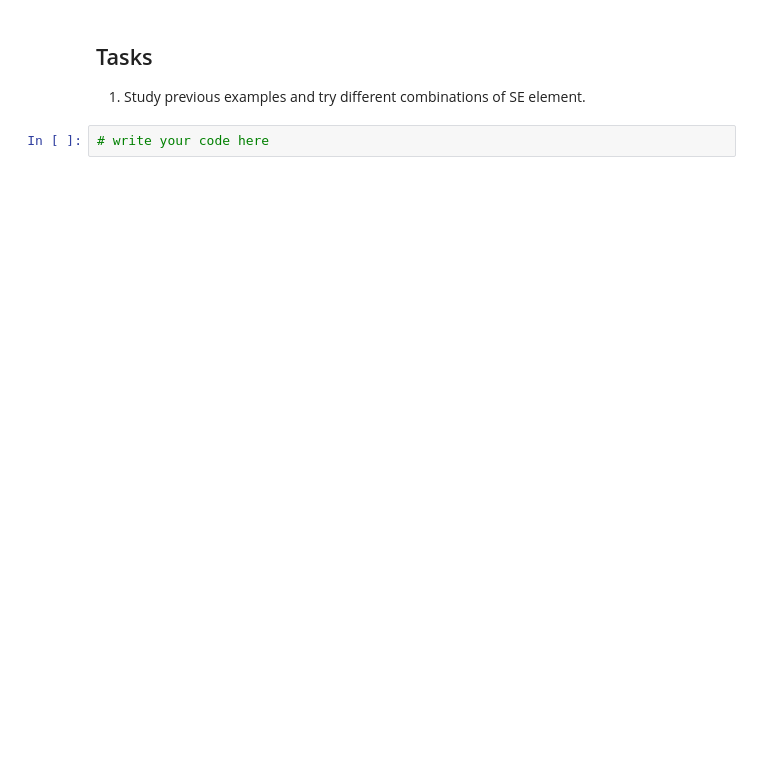
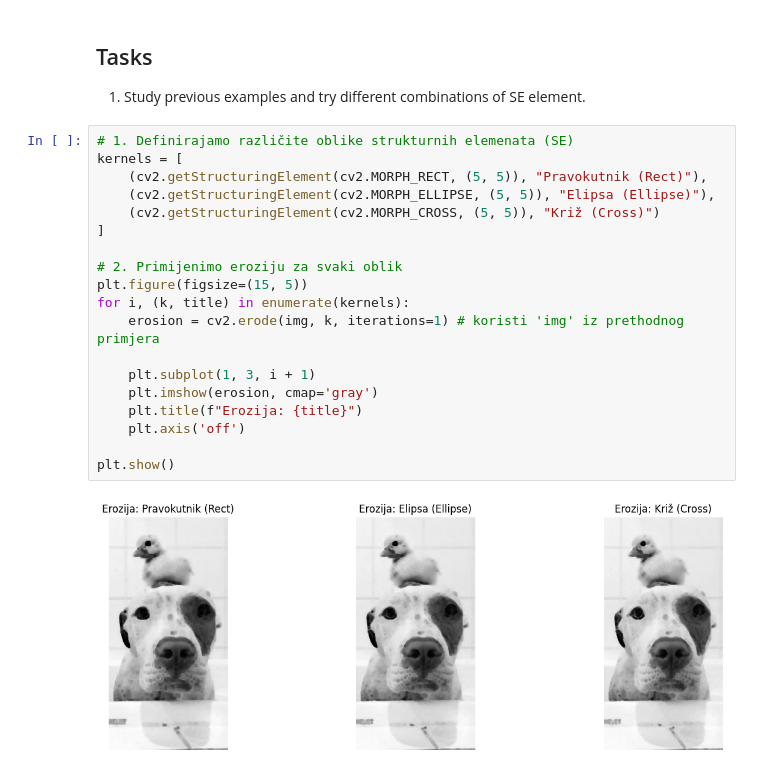
Before and after one commit to aljubic1/RacunalniVid_lab, a Jupyter notebook: lab3.ipynb, the cells around one changed output. Saved outputs shown, nothing was run; the diff lists cells and outputs as text; blank space fills up the shorter version.

```diff
--- a/lab3.ipynb
+++ b/lab3.ipynb
@@ -477,5 +486,24 @@ plt.title(r'Blackhat with a $15\times15$ circular kernel')
 ## Tasks
 
 1. Study previous examples and try different combinations of SE element.
-# %%
-# write your code here
+# %%
+# 1. Definirajamo različite oblike strukturnih elemenata (SE)
+kernels = [
+    (cv2.getStructuringElement(cv2.MORPH_RECT, (5, 5)), "Pravokutnik (Rect)"),
+    (cv2.getStructuringElement(cv2.MORPH_ELLIPSE, (5, 5)), "Elipsa (Ellipse)"),
+    (cv2.getStructuringElement(cv2.MORPH_CROSS, (5, 5)), "Križ (Cross)")
+]
+
+# 2. Primijenimo eroziju za svaki oblik
+plt.figure(figsize=(15, 5))
+for i, (k, title) in enumerate(kernels):
+    erosion = cv2.erode(img, k, iterations=1) # koristi 'img' iz prethodnog primjera
+
+    plt.subplot(1, 3, i + 1)
+    plt.imshow(erosion, cmap='gray')
+    plt.title(f"Erozija: {title}")
+    plt.axis('off')
+
+plt.show()
+# %% [output]
+[figure, added]
```
Also changed, not shown: parts of 3 cells of this notebook.
